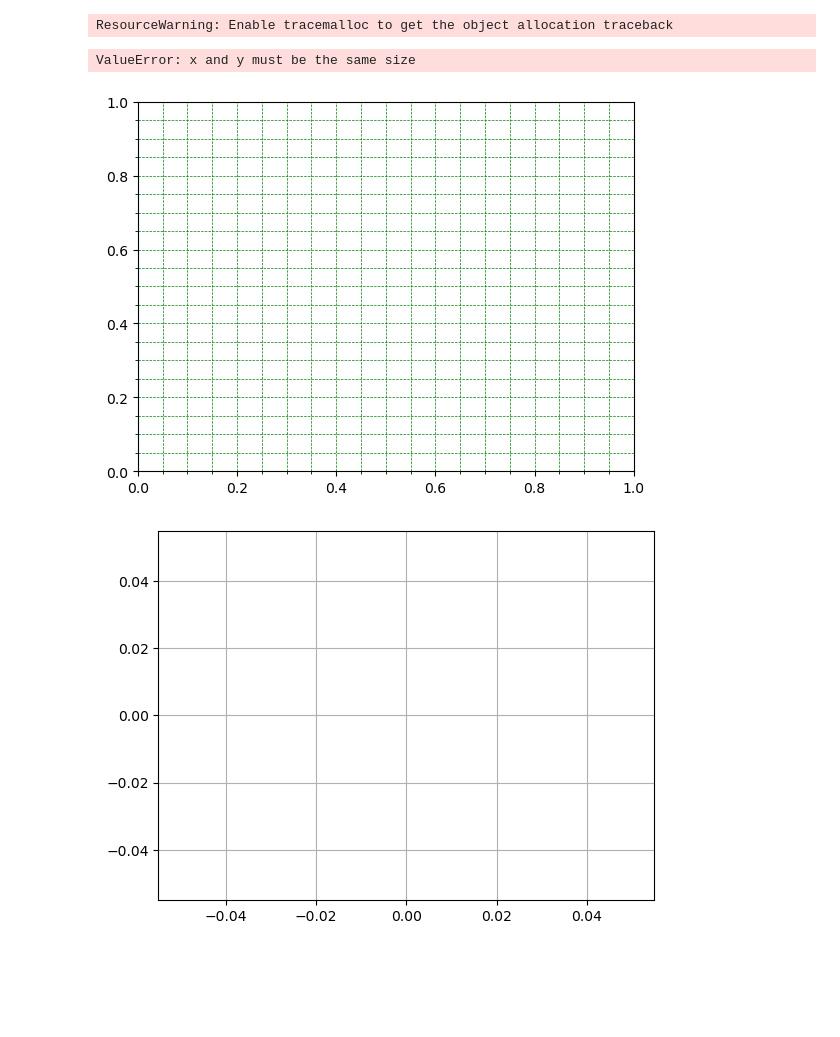
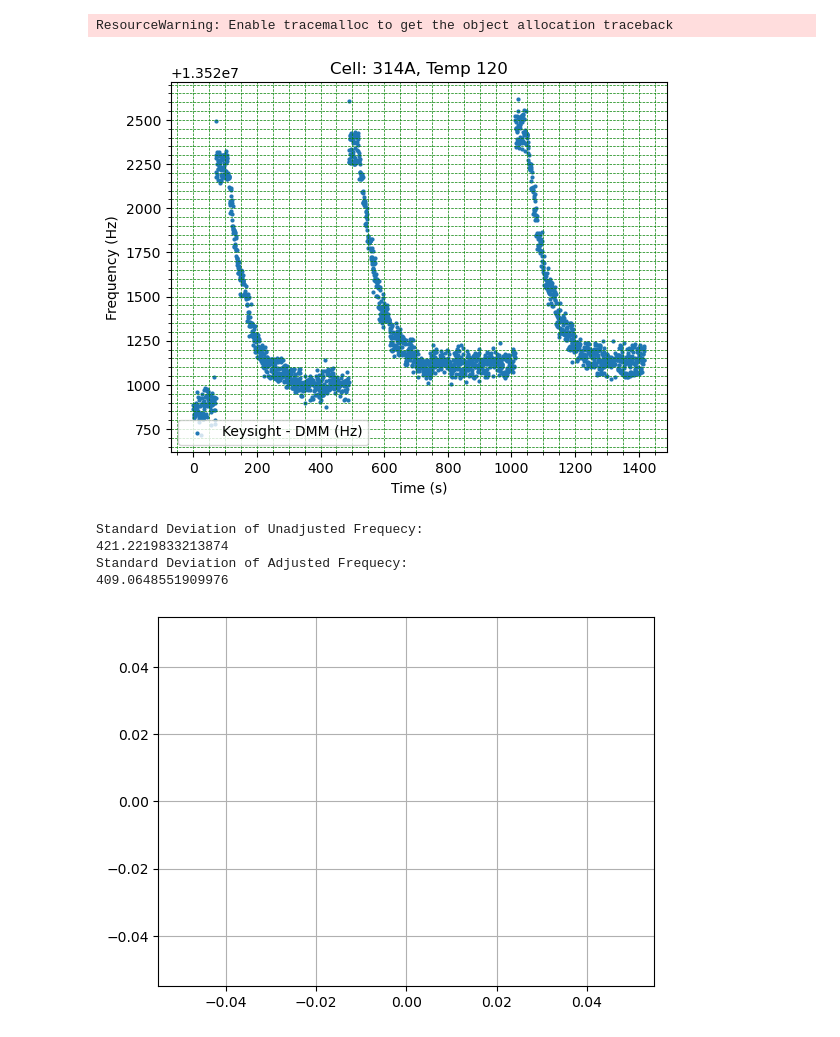
Before and after one commit to Saam-SEOP-Lab/alkali-density, a Jupyter notebook: keysightMeasurements.ipynb, the cells around one changed output. Cells and saved outputs as stored; diff of their text form; code cells hidden in the pictures; blank space fills up the shorter version.

Commit message:
updates to kse data collection to display data in realish time

```diff
--- a/keysightMeasurements.ipynb
+++ b/keysightMeasurements.ipynb
@@ -57,7 +57,7 @@ high_V = 2.0
 low_V = 0.0
 high_time = 0.1
 low_time = 0.4
-how_long_collect = 3600
+how_long_collect = 20
 how_many_cycles = collectionTimeToNumCycles(how_long_collect, trig_count, low_time, high_time)
 folder = 'Data\\kseExperiment\\'
 
@@ -351,52 +344,73 @@ import numpy as np
 dot_size = 2
 grid_color = 'green'
 
 def setUpPlot():
     plt.grid(which = 'major', color = grid_color, linestyle = '--', linewidth = '0.5')
     plt.grid(which = 'minor', color = grid_color, linestyle = '--', linewidth = '0.5')
     plt.minorticks_on()
 
-filepath_processed = 'Data\\kseExperiment\\2024-06-28-12_24_55.577260_processed.csv'
+filepath_processed = 'Data\\kseExperiment\\2024-07-24-11_27_22.808048_processed.csv'
 data = pd.read_csv(filepath_processed)
 
 arr_size = len(data['Time'])
 
 times = np.zeros(arr_size)
 ks_freq = np.zeros(arr_size)
 dmm_freq = np.zeros(arr_size)
 ks_adj = np.zeros(arr_size)
 
 for i in range(0, arr_size):
     times[i] = float(data['Time'][i])
     ks_freq[i] = float(data['Keysight'][i])
     dmm_freq[i] = float(data['DMM'][i])
     ks_adj[i] = float(data['Adjusted Keysight Data'][i])
 
+#use this to remove data at the beginning or end if needed.
+start_index = 0
+end_index = len(times)-1
+times = times[start_index:end_index]
+ks_freq = ks_freq[start_index:end_index]
+ks_adj = ks_adj[start_index:end_index]
+
+#Noise Floor things:
 #corrected
-#avg = np.average(ks_adj)
-#print('Average of ks_adj: ', avg)
-#std_dev = np.std(ks_adj)
-#print('Standard deviation of ks_adj: ', std_dev)
-
+stats_corr = kse.getAvgAndStdDev(ks_adj)
+std_dev_text_corr = 'Standard Deviation of Adjusted Frequecy: \n' + str(stats_corr[1])
+#avg_text_corr = 'Average of Adjusted Frequecy: \n' + str(stats_corr[0])
+#info_box_text_corr = std_dev_text_corr + '\n' + avg_text_corr
 #uncorrected
-#avg_unc = np.average(ks_freq)
-#print('Average of ks_freq: ', avg_unc)
-#std_dev_unc = np.std(ks_freq)
-#print('Standard deviation of ks_freq: ', std_dev_unc)
-
-times = times[10:]
-ks_freq = ks_freq[10:]
-ks_freq = ks_freq[10:]
+stats_uncorr = kse.getAvgAndStdDev(ks_freq)
+std_dev_text_uncorr = 'Standard Deviation of Unadjusted Frequecy: \n' + str(stats_uncorr[1])
+#avg_text_uncorr = 'Average of Adjusted Frequecy: \n' + str(stats_uncorr[0])
+#info_box_text_uncorr = std_dev_text_uncorr + '\n' + avg_text_uncorr
+#location for standard deviation display on graph
+#text_locX = 0.0
+#text_locY = 1.35600e7
 
 setUpPlot()
-plt.scatter(times, ks_freq, s=dot_size, color = 'orange')
-plt.scatter(times, ks_adj, s=dot_size)
+
+#plt.text(text_locX, text_locY , std_dev_text_corr+'\n'+std_dev_text_uncorr, fontsize = 9, bbox = dict(facecolor = 'white', alpha = 0.5))
+#plt.scatter(times, ks_freq, s=dot_size*2, color = 'orange')
+plt.scatter(times, ks_adj, s=dot_size*2)
+plt.xlabel("Time (s)")
+plt.ylabel("Frequency (Hz)")
+plt.title("Cell: 314A, Temp 120")
 #plt.scatter(times, dmm_freq, s=dot_size, color='purple')
-plt.legend(['Keysight (Hz)', 'Keysight - DMM (Hz)'], loc='lower right')
+plt.legend(['Keysight - DMM (Hz)'], loc='lower left')
+
+ax = plt.gca()
+#ax.set_xlim([xmin, xmax])
+#ax.set_ylim([1.35235e7, 1.3529e7])
+
 plt.show()
+print(std_dev_text_uncorr)
+print(std_dev_text_corr)
 # %% [output]
+[figure, new version]
-ValueError: x and y must be the same size
+Standard Deviation of Unadjusted Frequecy:
+421.2219833213874
+Standard Deviation of Adjusted Frequecy:
+409.0648551909976
-[figure, old version]
 # %%
 
 import matplotlib.pyplot as plt
```
Also changed, not shown: parts of 3 cells of this notebook, 4 other files.
